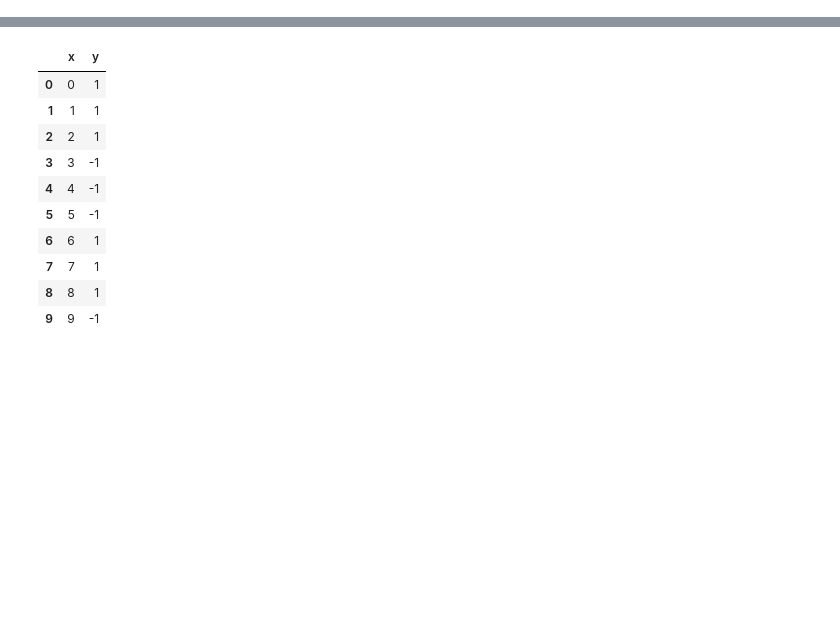
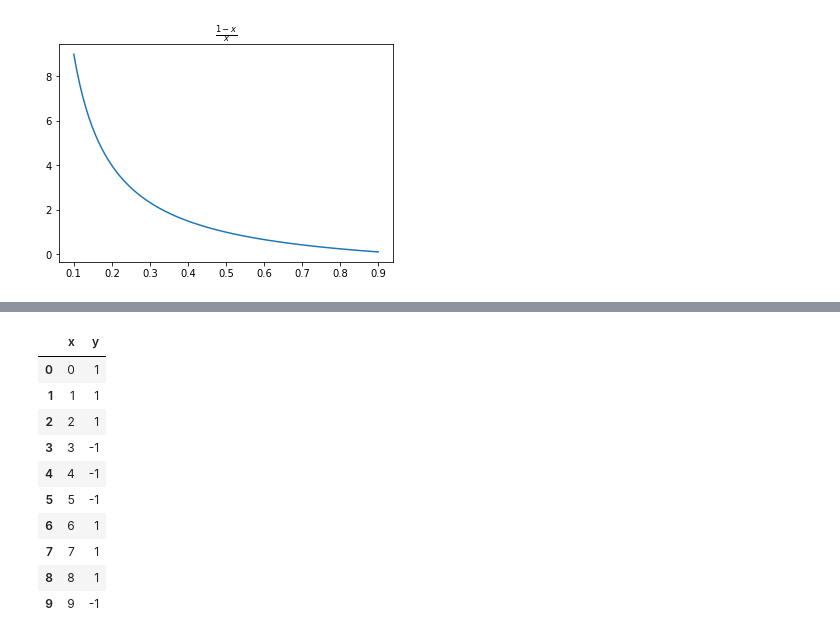
Before and after one commit to szlevinli/studyAI, a Jupyter notebook: notebook/AdaBoost.ipynb, the cells around one changed output, grey strips where cells are left out. Saved outputs shown, nothing was run; the diff lists cells and outputs as text; code cells hidden in the pictures; blank space fills up the shorter version.

```diff
--- a/notebook/AdaBoost.ipynb
+++ b/notebook/AdaBoost.ipynb
@@ -41,3 +61,11 @@ plt.plot(x, y)
+# %%
+x = np.linspace(0.1, 0.9, 100)
+plt.title(r'$\frac{1-x}{x}$')
+plt.plot(x, (1-x)/x)
+plt.show()
+# plt.savefig('../pic/AdaBoost_01.png')
+# %% [output]
+[figure, added]
 # %%
 x = np.linspace(-10, 10, 1000)
 y = np.exp(x)
```
Also changed, not shown: parts of 3 cells of this notebook, 3 other files.
